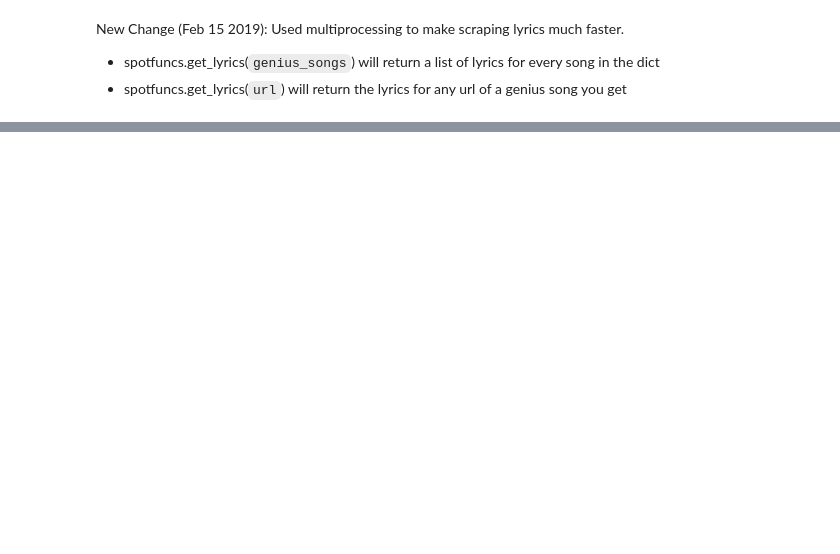
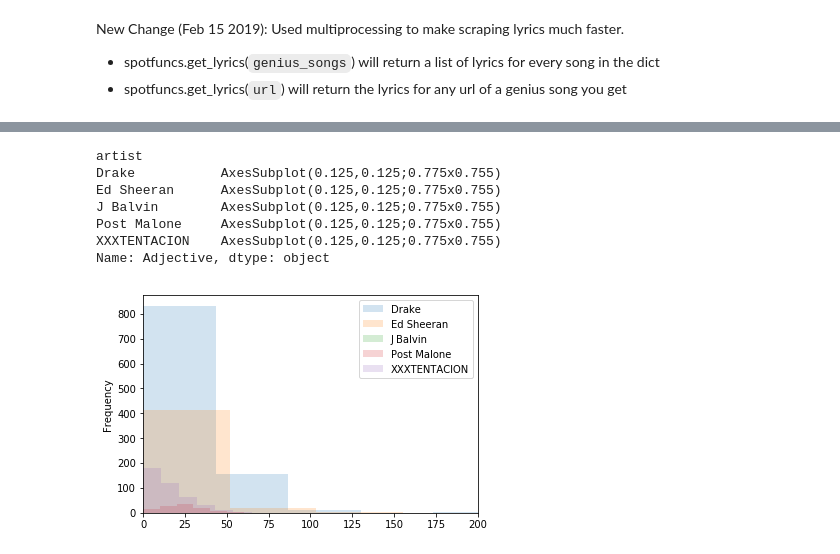
Before and after one commit to builtbyspec/spotify, a Jupyter notebook: Parts of Speech Analysis.ipynb, the cells around one changed output, grey strips where cells are left out. Cells and saved outputs as stored; diff of their text form; code cells hidden in the pictures; blank space fills up the shorter version.

```diff
--- a/Parts of Speech Analysis.ipynb
+++ b/Parts of Speech Analysis.ipynb
@@ -148,2 +171,11 @@ top5.groupby(["artist"]).Preposition.plot.hist(legend=True, alpha=.2)
 # %%
-top5.groupby(["artist"]).Adjective.plot.hist(legend=True, alpha=.2)
+top5.groupby(["artist"]).Adjective.plot.hist(legend=True, alpha=.2, xlim=(0,200))
+# %% [output]
+artist
+Drake           AxesSubplot(0.125,0.125;0.775x0.755)
+Ed Sheeran      AxesSubplot(0.125,0.125;0.775x0.755)
+J Balvin        AxesSubplot(0.125,0.125;0.775x0.755)
+Post Malone     AxesSubplot(0.125,0.125;0.775x0.755)
+XXXTENTACION    AxesSubplot(0.125,0.125;0.775x0.755)
+Name: Adjective, dtype: object
+[figure, added]
```
Also changed, not shown: parts of 28 cells of this notebook, 1 other file.
